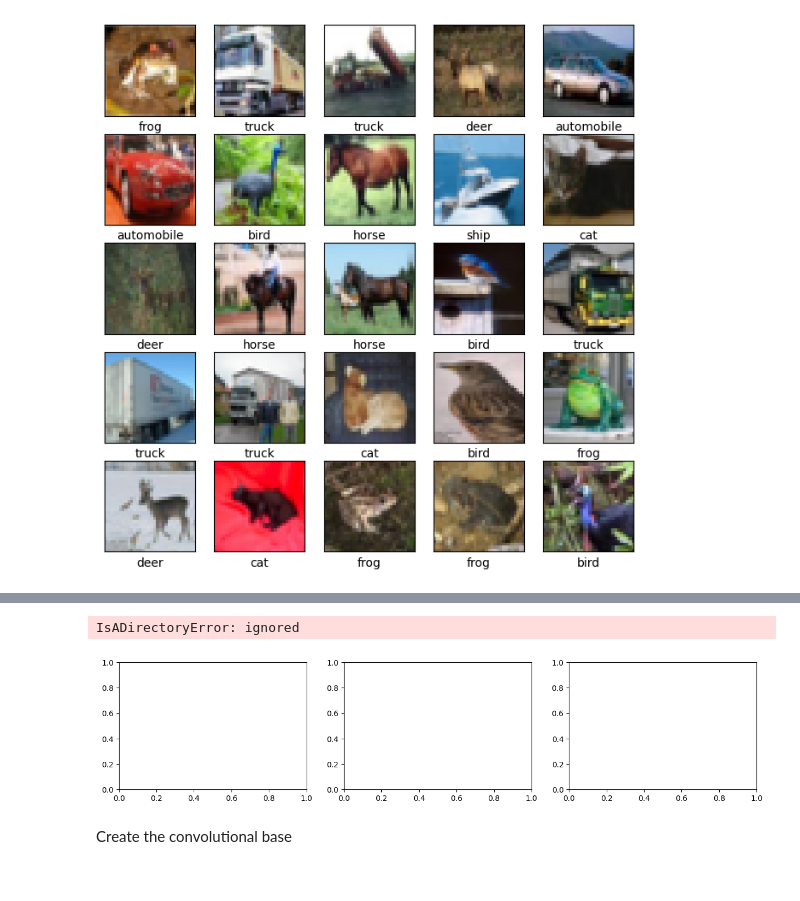
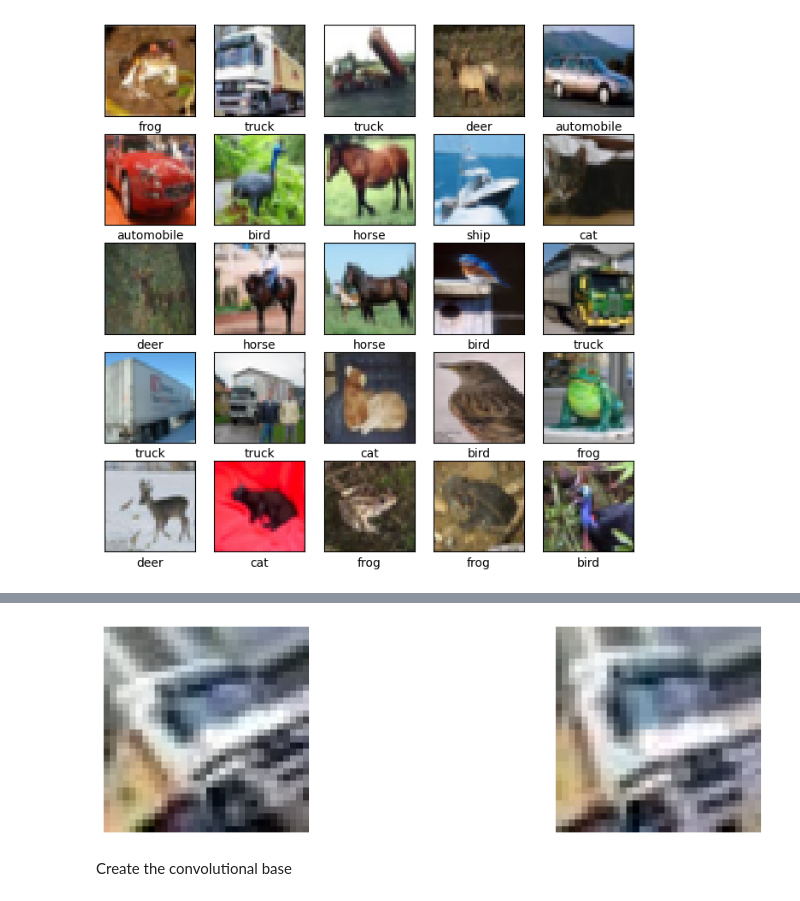
Before and after one commit to Stephen-Gordon/python_cnn_image_classification, a Jupyter notebook: image_classification.ipynb, the cells around one changed output, grey strips where cells are left out. Drawn from its saved outputs; the diff is of its cells as text; code cells hidden in the pictures.

```diff
--- a/image_classification.ipynb
+++ b/image_classification.ipynb
@@ -63,0 +68,24 @@ for batch in datagen.flow(x, batch_size=1,
+# %%
+import matplotlib.pyplot as plt
+
+# Assuming train_images and train_labels are your arrays
+# Make sure to adjust the indices based on your data
+
+num_images_to_preview = 5
+
+# Plot original and augmented images with labels
+plt.figure(figsize=(15, 5))
+for i in range(num_images_to_preview):
+    # Original images
+    plt.subplot(2, num_images_to_preview, i + 1)
+    plt.imshow(train_images[i])  # Assuming images are in [0, 255] range
+    plt.axis('off')
+    plt.title(f'Label: {train_labels[i]} (Original)')
+
+    # Augmented images
+    plt.subplot(2, num_images_to_preview, num_images_to_preview + i + 1)
+    plt.imshow(train_images[i + len(original_images)])
+    plt.axis('off')
+    plt.title(f'Label: {train_labels[i + len(original_images)]} (Augmented)')
+
+plt.show()
@@ -67,7 +97,7 @@ import matplotlib.pyplot as plt
 from PIL import Image
 
 # Specify the path to the directory containing your images
-preview_dir = "/content/preview2"
+preview_dir = "/content/preview3"
 
 # List all files in the directory
 image_files = sorted(os.listdir(preview_dir))
@@ -76,35 +106,34 @@ image_files = sorted(os.listdir(preview_dir))
 if len(image_files) > 0:
     # Set up the subplots based on the number of images
     num_images = len(image_files)
     rows = (num_images // 5) + 1
     cols = min(num_images, 5)
 
     # Set up the plot
     fig, axes = plt.subplots(rows, cols, figsize=(15, 3 * rows))
 
     # Loop through each image file and plot it
     for i, image_file in enumerate(image_files):
         image_path = os.path.join(preview_dir, image_file)
         img = Image.open(image_path)
 
         # Determine the subplot location
         if rows > 1:
             ax = axes[i // 5, i % 5]
         else:
             ax = axes[i % 5]
 
         # Plot the image
         ax.imshow(img)
         ax.axis('off')
 
     # Adjust layout to prevent overlapping
     plt.tight_layout()
     plt.show()
 else:
     print("No images found in the specified directory.")
 # %% [output]
-IsADirectoryError: ignored
-[figure, old version]
+[figure, new version]
 # %% [markdown]
 Create the convolutional base
 # %%
```
Also changed, not shown: parts of 3 cells of this notebook.
